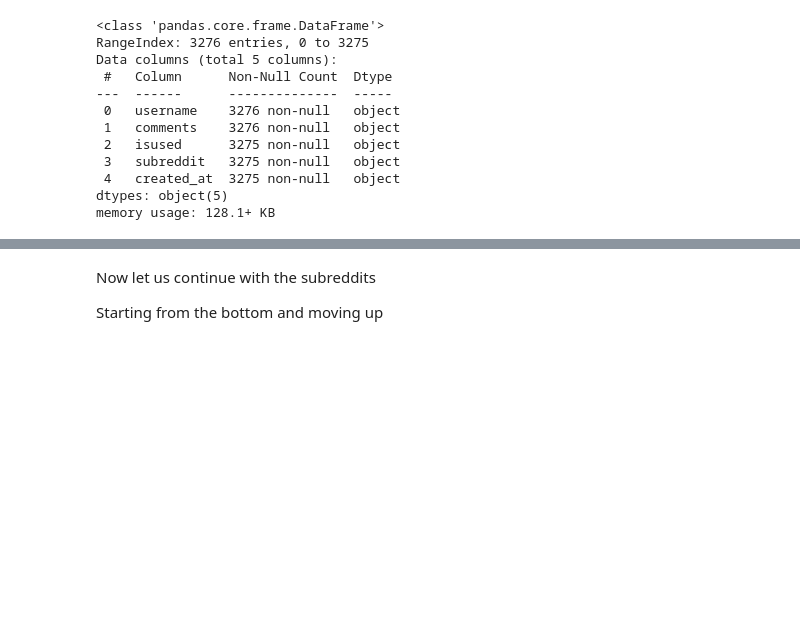
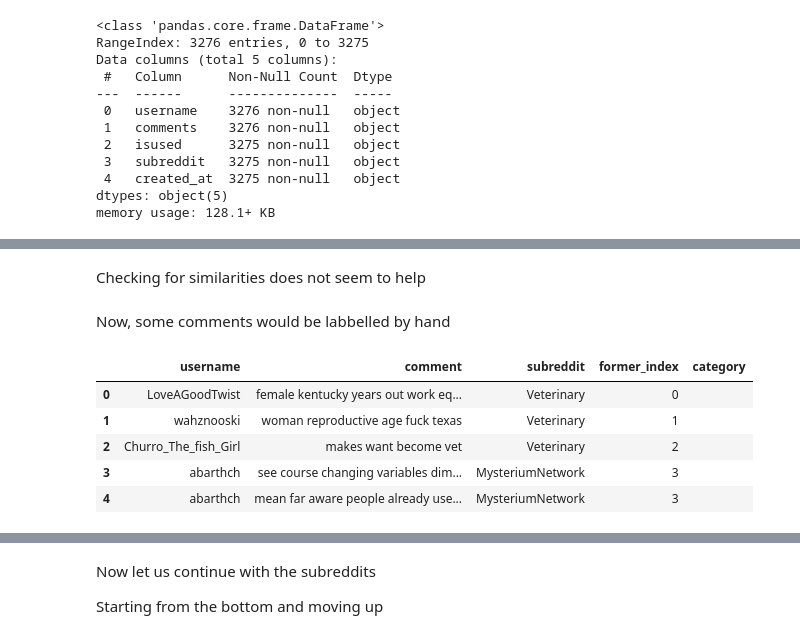
Before and after one commit to usmanadaudu/Doctor-Vet-Classification, a Jupyter notebook: Doctor-vet-classification-model-bulding-Copy1.ipynb, the cells around one changed output, grey strips where cells are left out. Cells and saved outputs as stored; diff of their text form; code cells hidden in the pictures; blank space fills up the shorter version.

Commit message:
labelling by hand

```diff
--- a/Doctor-vet-classification-model-bulding-Copy1.ipynb
+++ b/Doctor-vet-classification-model-bulding-Copy1.ipynb
@@ -463,16 +437,0 @@ Split comments
-# %%
-user_separated_comment_dict = {
-    "username" : [],
-    "comment" : [],
-    "subreddit" : [],
-    "former_index" : []
-}
-
-for i in range(reddit_user_df_processed.shape[0]):
-    for comment in reddit_user_df_processed.iloc[i]["comments"].split("|"):
-        user_separated_comment_dict["username"].append(reddit_user_df_processed.iloc[i]["username"])
-        user_separated_comment_dict["comment"].append(comment.strip())
-        user_separated_comment_dict["subreddit"].append(reddit_user_df_processed.iloc[i]["subreddit"])
-        user_separated_comment_dict["former_index"].append(i)
-
-user_separated_comment_df = pd.DataFrame(user_separated_comment_dict)
@@ -648,0 +442,3 @@ Name: comments, Length: 7451, dtype: object
+# %%
+reddit_user_df_processed = reddit_user_df.copy()
+reddit_user_df_processed["comments"] = reddit_user_df["comments"].apply(nlp_preprocessing)
@@ -648,0 +464,16 @@ Name: comments, Length: 7451, dtype: object
+# %%
+user_separated_comment_dict = {
+    "username" : [],
+    "comment" : [],
+    "subreddit" : [],
+    "former_index" : []
+}
+
+for i in reddit_user_df_processed.index:
+    for comment in reddit_user_df_processed.iloc[i]["comments"].split("|"):
+        user_separated_comment_dict["username"].append(reddit_user_df_processed.iloc[i]["username"])
+        user_separated_comment_dict["comment"].append(comment.strip())
+        user_separated_comment_dict["subreddit"].append(reddit_user_df_processed.iloc[i]["subreddit"])
+        user_separated_comment_dict["former_index"].append(i)
+
+user_separated_comment_df = pd.DataFrame(user_separated_comment_dict)
@@ -648,0 +624,15 @@ Name: comments, Length: 7451, dtype: object
+# %% [markdown]
+Checking for similarities does not seem to help
+# %% [markdown]
+Now, some comments would be labbelled by hand
+# %%
+user_separated_comment_df["category"] = ""
+# %%
+user_separated_comment_df.head()
+# %% [output]
+|  | username | comment | subreddit | former_index | category |
+| 0 | LoveAGoodTwist | female kentucky years out work eq... | Veterinary | 0 |  |
+| 1 | wahznooski | woman reproductive age fuck texas | Veterinary | 1 |  |
+| 2 | Churro_The_fish_Girl | makes want become vet | Veterinary | 2 |  |
+| 3 | abarthch | see course changing variables dim... | MysteriumNetwork | 3 |  |
+| 4 | abarthch | mean far aware people already use... | MysteriumNetwork | 3 |  |
```
Also changed, not shown: parts of 99 cells of this notebook.
